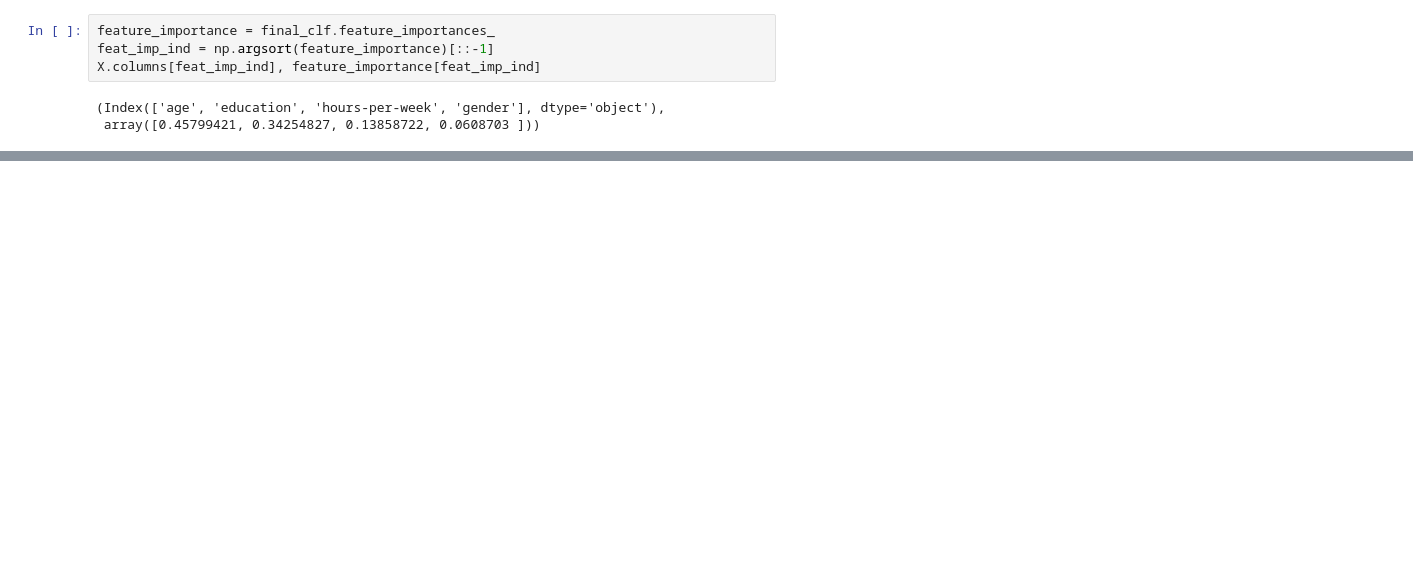
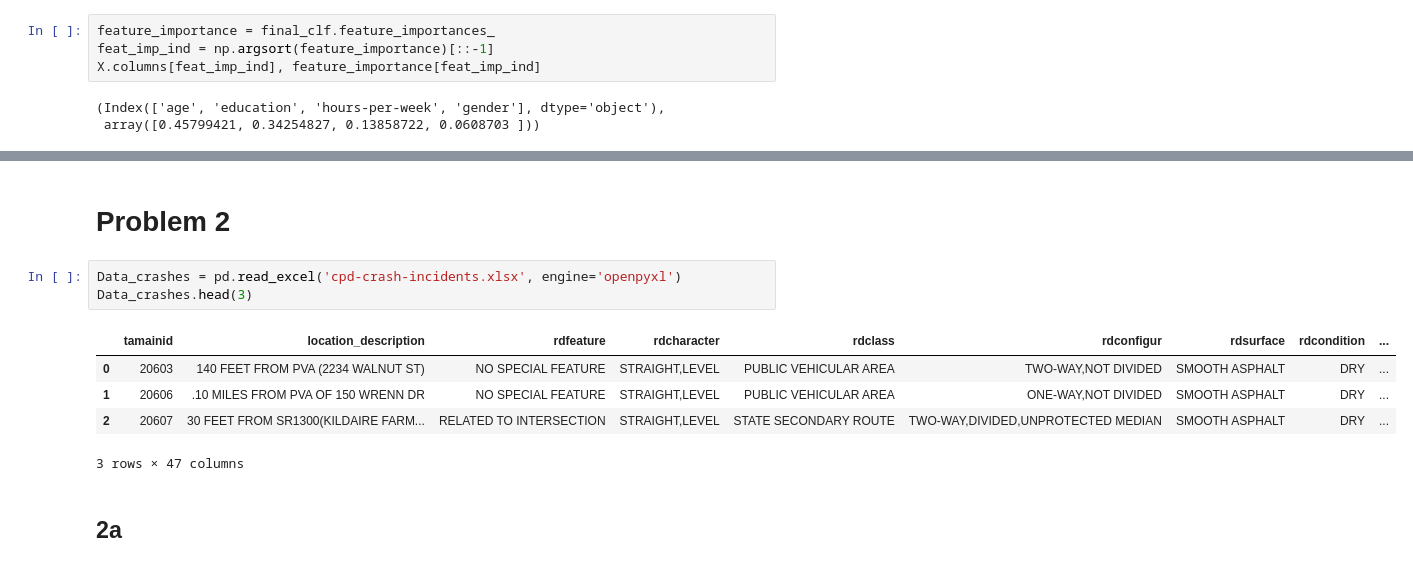
Before and after one commit to Kiril94/AMAS, a Jupyter notebook: Problem_set3/Problem_set.ipynb, the cells around one changed output, grey strips where cells are left out. Drawn from its saved outputs; the diff is of its cells as text; blank space fills up the shorter version.

```diff
--- a/Problem_set3/Problem_set.ipynb
+++ b/Problem_set3/Problem_set.ipynb
@@ -257,0 +241,13 @@ dtale.show(Data_crashes)
+# %% [markdown]
+# Problem 2
+# %%
+Data_crashes = pd.read_excel('cpd-crash-incidents.xlsx', engine='openpyxl')
+Data_crashes.head(3)
+# %% [output]
+|  | tamainid | location_description | rdfeature | rdcharacter | rdclass | rdconfigur | rdsurface | rdcondition | ... |
+| 0 | 20603 | 140 FEET FROM PVA (2234 WALNUT ST) | NO SPECIAL FEATURE | STRAIGHT,LEVEL | PUBLIC VEHICULAR AREA | TWO-WAY,NOT DIVIDED | SMOOTH ASPHALT | DRY | ... |
+| 1 | 20606 | .10 MILES FROM PVA OF 150 WRENN DR | NO SPECIAL FEATURE | STRAIGHT,LEVEL | PUBLIC VEHICULAR AREA | ONE-WAY,NOT DIVIDED | SMOOTH ASPHALT | DRY | ... |
+| 2 | 20607 | 30 FEET FROM SR1300(KILDAIRE FARM... | RELATED TO INTERSECTION | STRAIGHT,LEVEL | STATE SECONDARY ROUTE | TWO-WAY,DIVIDED,UNPROTECTED MEDIAN | SMOOTH ASPHALT | DRY | ... |
+3 rows × 47 columns
+# %% [markdown]
+## 2a
```
Also changed, not shown: parts of 33 cells of this notebook.
